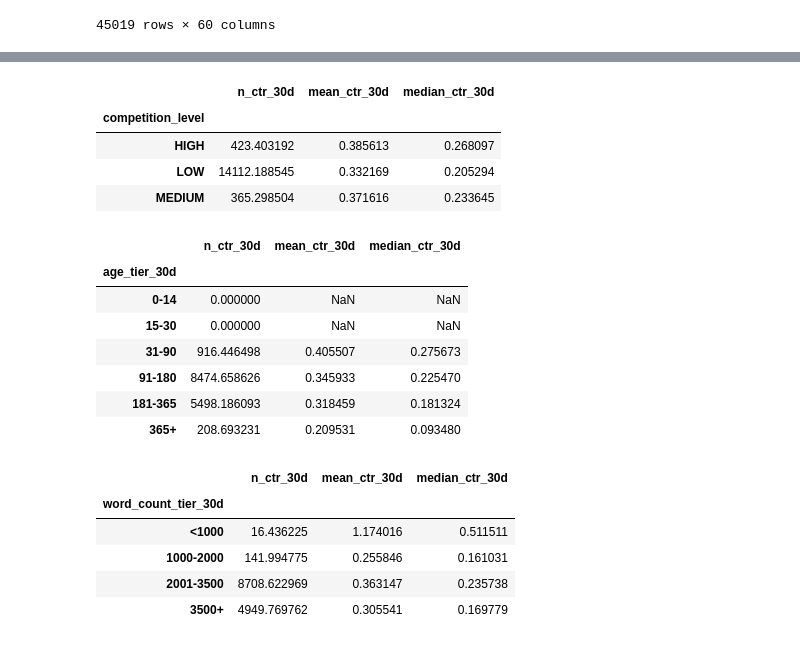
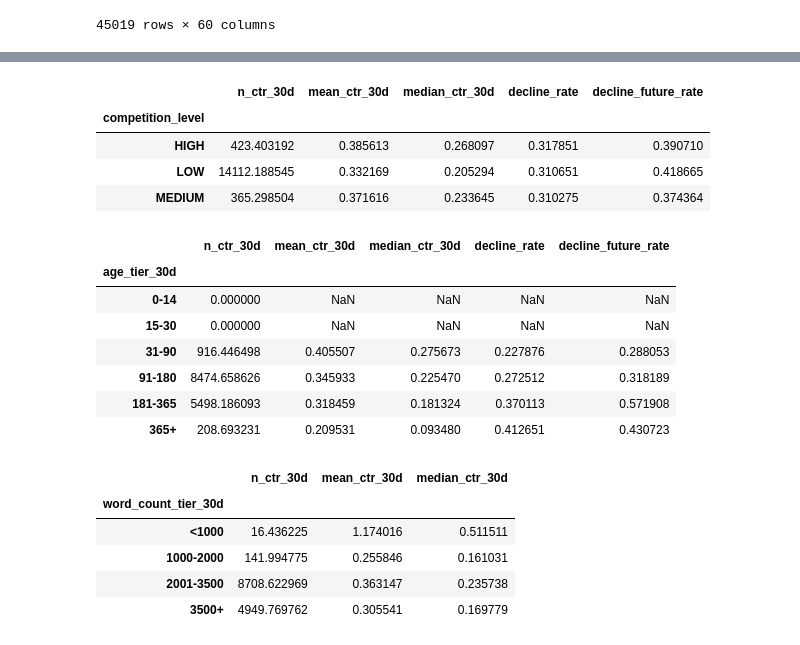
Before and after one commit to octane21/flyrank-internship-ML, a Jupyter notebook: work/notebooks/w04_baseline_score.ipynb, the cells around one changed output, grey strips where cells are left out. Saved outputs shown, nothing was run; the diff lists cells and outputs as text; code cells hidden in the pictures.

```diff
--- a/work/notebooks/w04_baseline_score.ipynb
+++ b/work/notebooks/w04_baseline_score.ipynb
@@ -682,29 +682,33 @@ memory usage: 24.9+ MB
         n_ctr_30d=("ctr_30d", "sum"),
         mean_ctr_30d=('ctr_30d', 'mean'),
         median_ctr_30d=("ctr_30d", "median"),
+                decline_rate=("decline_label", "mean"),
+        decline_future_rate=("decline_future_label", "mean")
         ))
 # %% [output]
-|  | n_ctr_30d | mean_ctr_30d | median_ctr_30d |
-| competition_level |  |  |  |
-| HIGH | 423.403192 | 0.385613 | 0.268097 |
-| LOW | 14112.188545 | 0.332169 | 0.205294 |
-| MEDIUM | 365.298504 | 0.371616 | 0.233645 |
+|  | n_ctr_30d | mean_ctr_30d | median_ctr_30d | decline_rate | decline_future_rate |
+| competition_level |  |  |  |  |  |
+| HIGH | 423.403192 | 0.385613 | 0.268097 | 0.317851 | 0.390710 |
+| LOW | 14112.188545 | 0.332169 | 0.205294 | 0.310651 | 0.418665 |
+| MEDIUM | 365.298504 | 0.371616 | 0.233645 | 0.310275 | 0.374364 |
 # %%
 (dataset.groupby('age_tier_30d')
     .agg(
         n_ctr_30d=("ctr_30d", "sum"),
         mean_ctr_30d=('ctr_30d', 'mean'),
         median_ctr_30d=("ctr_30d", "median"),
+        decline_rate=("decline_label", "mean"),
+        decline_future_rate=("decline_future_label", "mean")
         ))
 # %% [output]
-|  | n_ctr_30d | mean_ctr_30d | median_ctr_30d |
-| age_tier_30d |  |  |  |
-| 0-14 | 0.000000 | NaN | NaN |
-| 15-30 | 0.000000 | NaN | NaN |
-| 31-90 | 916.446498 | 0.405507 | 0.275673 |
-| 91-180 | 8474.658626 | 0.345933 | 0.225470 |
-| 181-365 | 5498.186093 | 0.318459 | 0.181324 |
-| 365+ | 208.693231 | 0.209531 | 0.093480 |
+|  | n_ctr_30d | mean_ctr_30d | median_ctr_30d | decline_rate | decline_future_rate |
+| age_tier_30d |  |  |  |  |  |
+| 0-14 | 0.000000 | NaN | NaN | NaN | NaN |
+| 15-30 | 0.000000 | NaN | NaN | NaN | NaN |
+| 31-90 | 916.446498 | 0.405507 | 0.275673 | 0.227876 | 0.288053 |
+| 91-180 | 8474.658626 | 0.345933 | 0.225470 | 0.272512 | 0.318189 |
+| 181-365 | 5498.186093 | 0.318459 | 0.181324 | 0.370113 | 0.571908 |
+| 365+ | 208.693231 | 0.209531 | 0.093480 | 0.412651 | 0.430723 |
 # %%
 (dataset.groupby('word_count_tier_30d')
     .agg(
```
Also changed, not shown: parts of 11 cells of this notebook.
